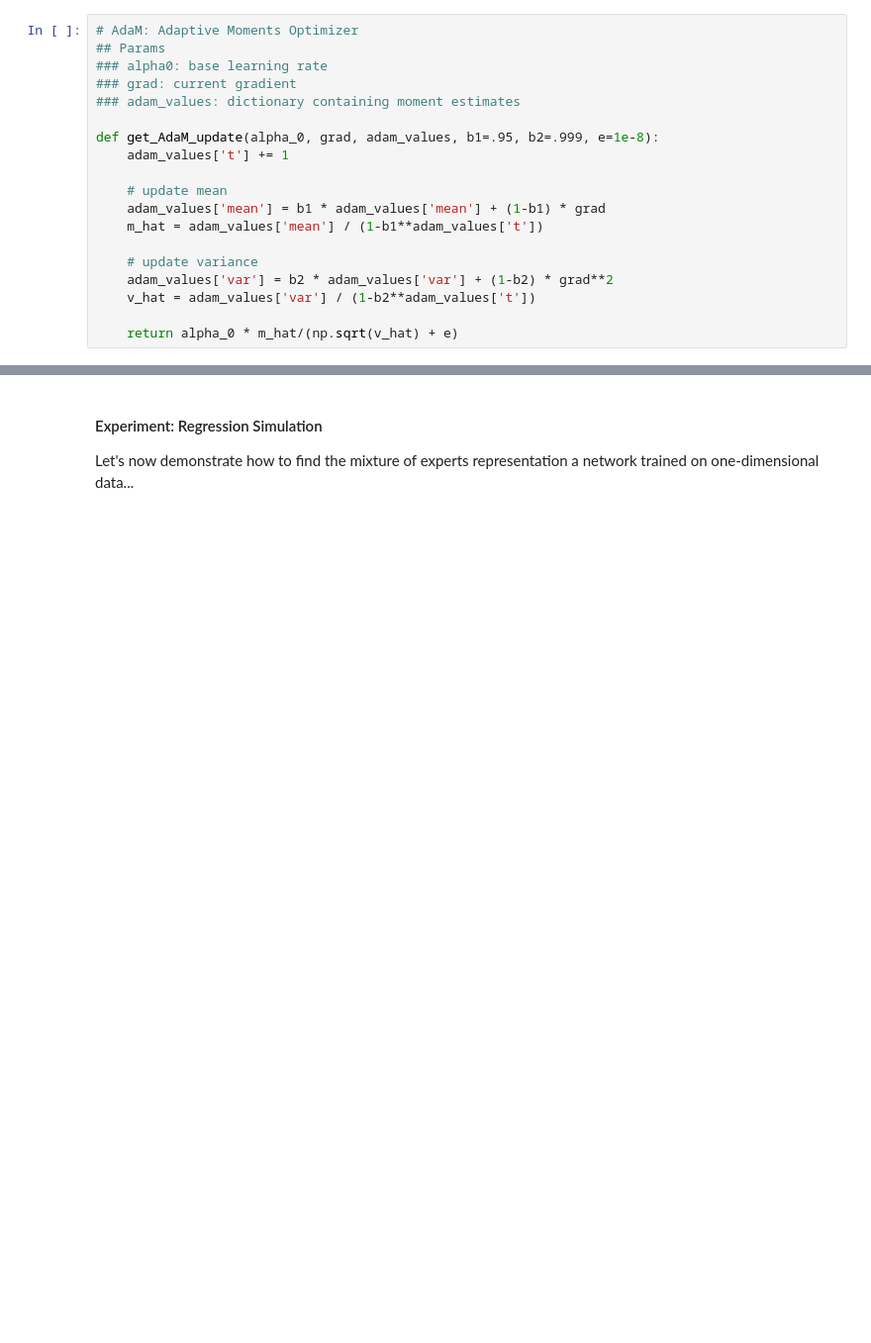
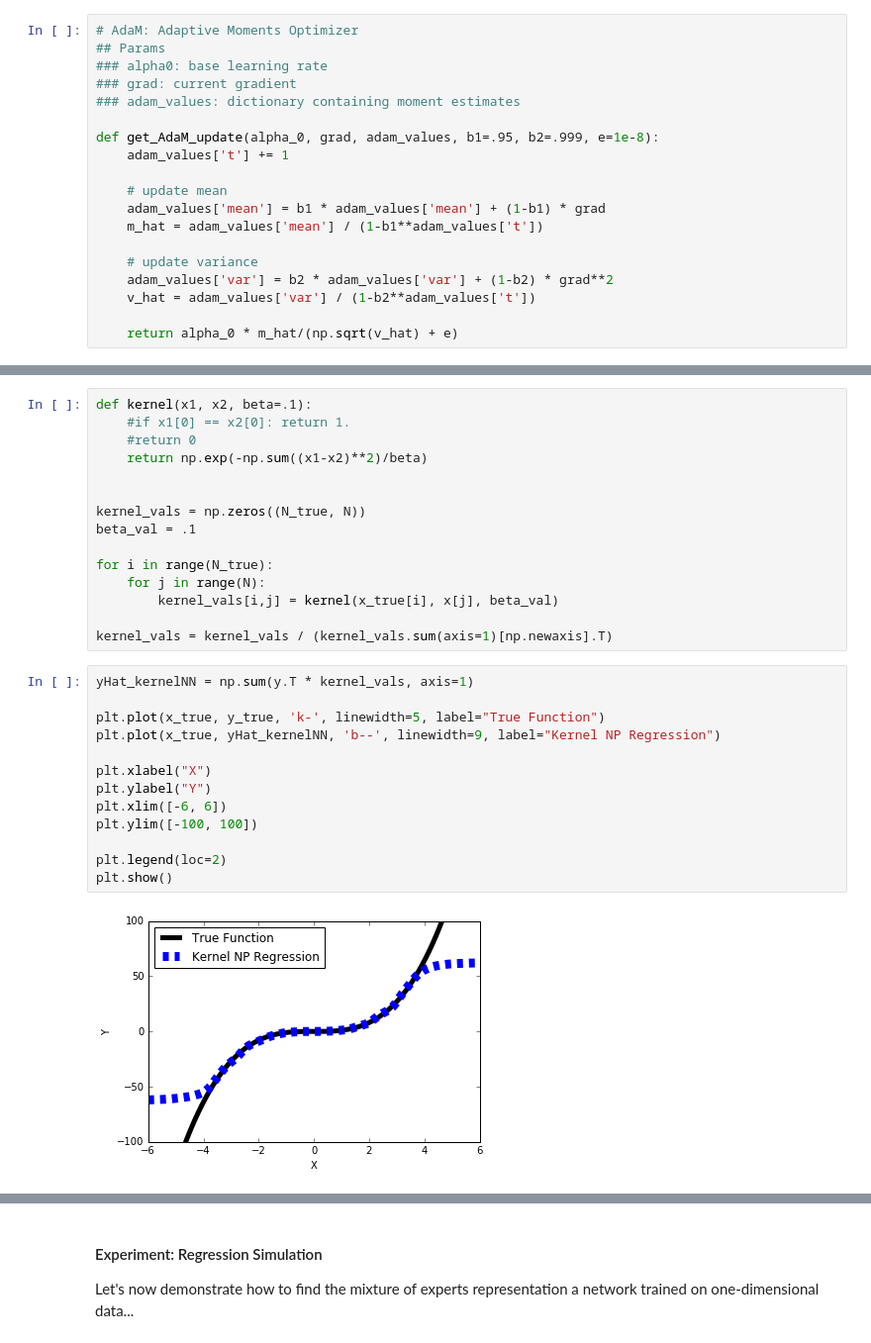
Before and after one commit to enalisnick/blog_sandbox, a Jupyter notebook: nn_distillation.ipynb, the cells around one changed output, grey strips where cells are left out. Shown at 99% size. Cells and saved outputs as stored; diff of their text form; blank space fills up the shorter version.

```diff
--- a/nn_distillation.ipynb
+++ b/nn_distillation.ipynb
@@ -42,0 +66,30 @@ Collecting all $\tilde{\mathbf{U}}_{i}$'s across the training set, we can write
+# %%
+def kernel(x1, x2, beta=.1):
+    #if x1[0] == x2[0]: return 1.
+    #return 0
+    return np.exp(-np.sum((x1-x2)**2)/beta)
+
+
+kernel_vals = np.zeros((N_true, N))
+beta_val = .1
+
+for i in range(N_true):
+    for j in range(N):
+        kernel_vals[i,j] = kernel(x_true[i], x[j], beta_val)
+
+kernel_vals = kernel_vals / (kernel_vals.sum(axis=1)[np.newaxis].T)
+# %%
+yHat_kernelNN = np.sum(y.T * kernel_vals, axis=1)
+
+plt.plot(x_true, y_true, 'k-', linewidth=5, label="True Function")
+plt.plot(x_true, yHat_kernelNN, 'b--', linewidth=9, label="Kernel NP Regression")
+
+plt.xlabel("X")
+plt.ylabel("Y")
+plt.xlim([-6, 6])
+plt.ylim([-100, 100])
+
+plt.legend(loc=2)
+plt.show()
+# %% [output]
+[figure, added]
```
Also changed, not shown: parts of 7 cells of this notebook.
